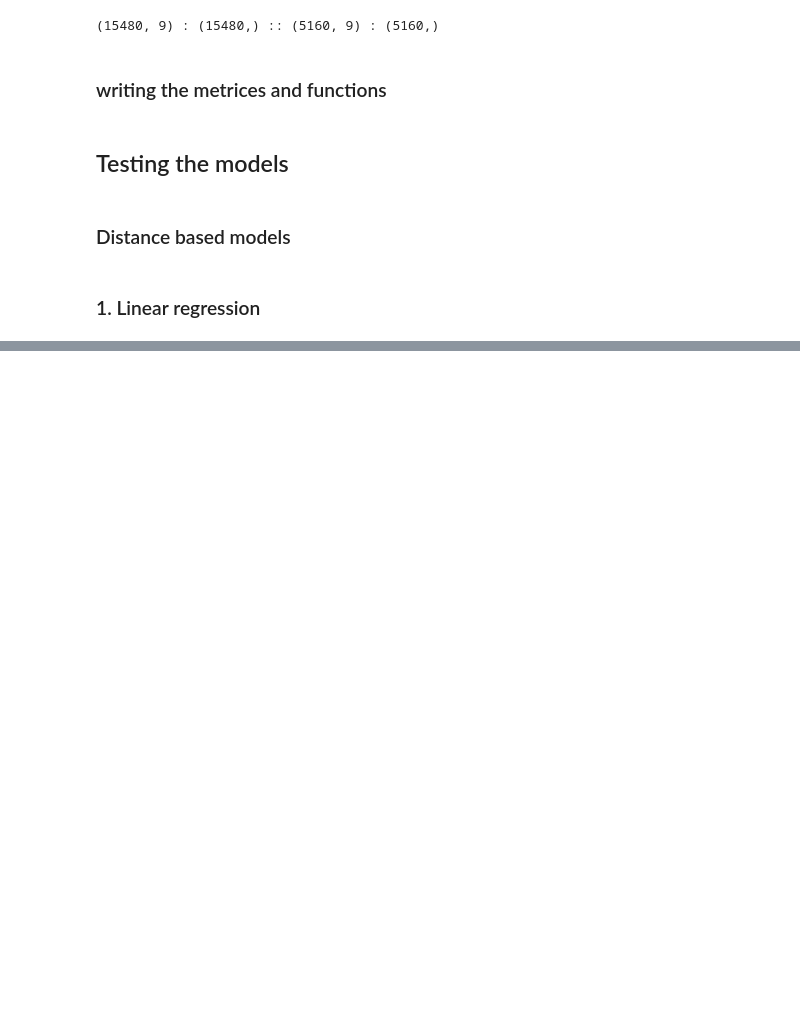
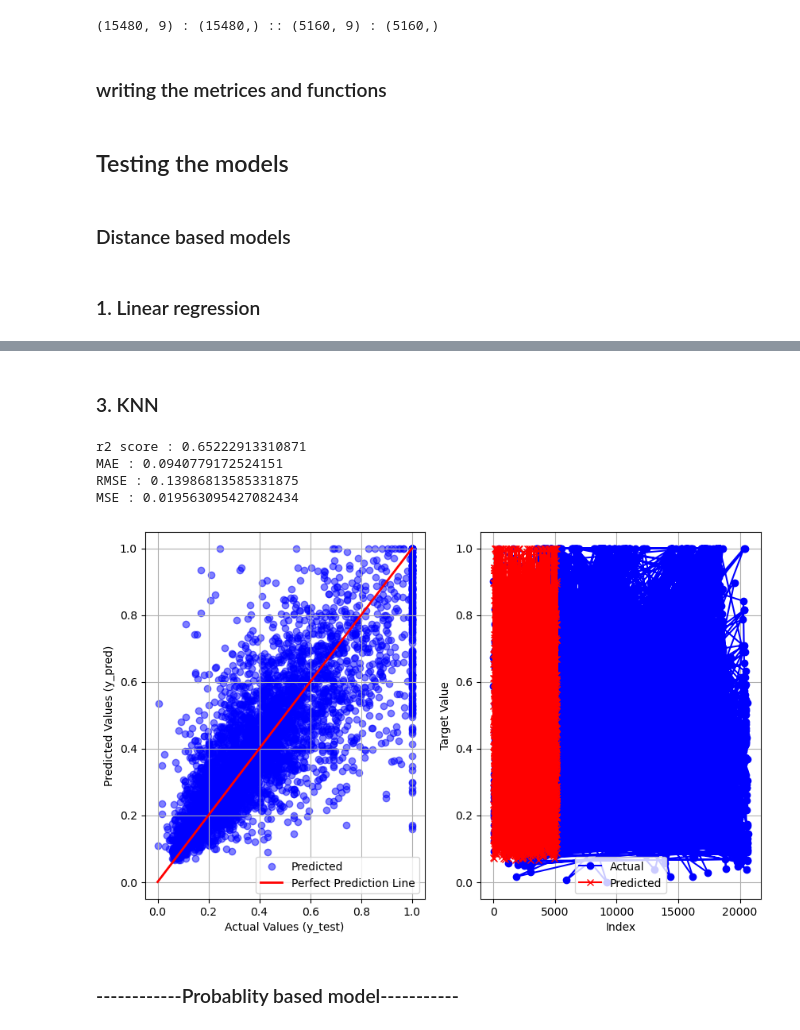
Before and after one commit to utsav87589/California-Housing, a Jupyter notebook: Supervised ML/models.ipynb, the cells around one changed output, grey strips where cells are left out. Drawn from its saved outputs; the diff is of its cells as text; code cells hidden in the pictures; blank space fills up the shorter version.

```diff
--- a/Supervised ML/models.ipynb
+++ b/Supervised ML/models.ipynb
@@ -108,0 +129,14 @@ MSE : 0.023845535589748383
+# %% [markdown]
+### 3. KNN
+# %%
+from sklearn.neighbors import KNeighborsRegressor
+knn = KNeighborsRegressor()
+plot_and_pred_distance(X_test_distance, y_test_distance, X_train_distance, y_train_distance, model = knn)
+# %% [output]
+r2 score : 0.65222913310871
+MAE : 0.0940779172524151
+RMSE : 0.13986813585331875
+MSE : 0.019563095427082434
+[figure, added]
+# %% [markdown]
+### ------------Probablity based model-----------
```
Also changed, not shown: parts of 19 cells of this notebook, 4 other files.
